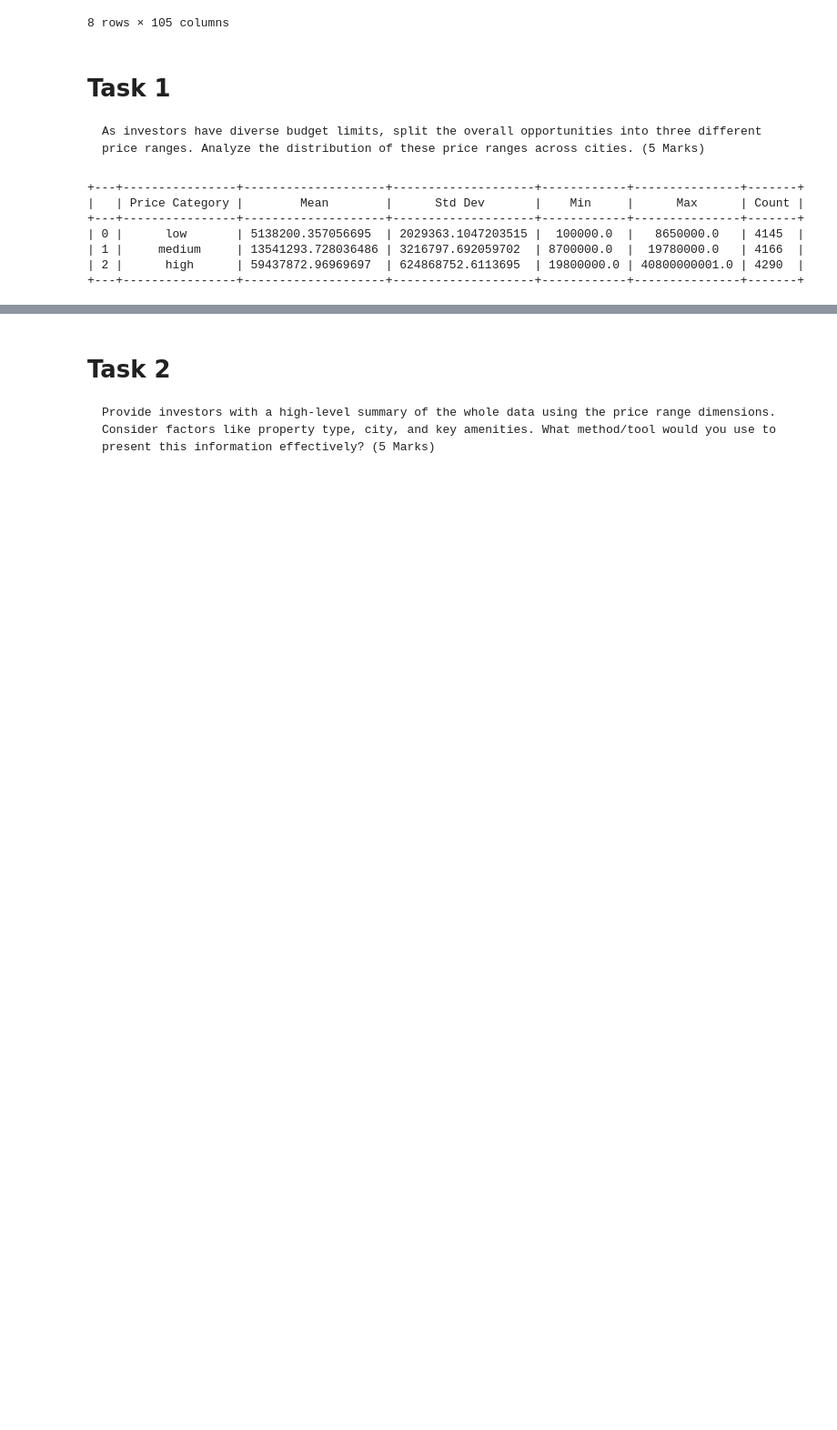
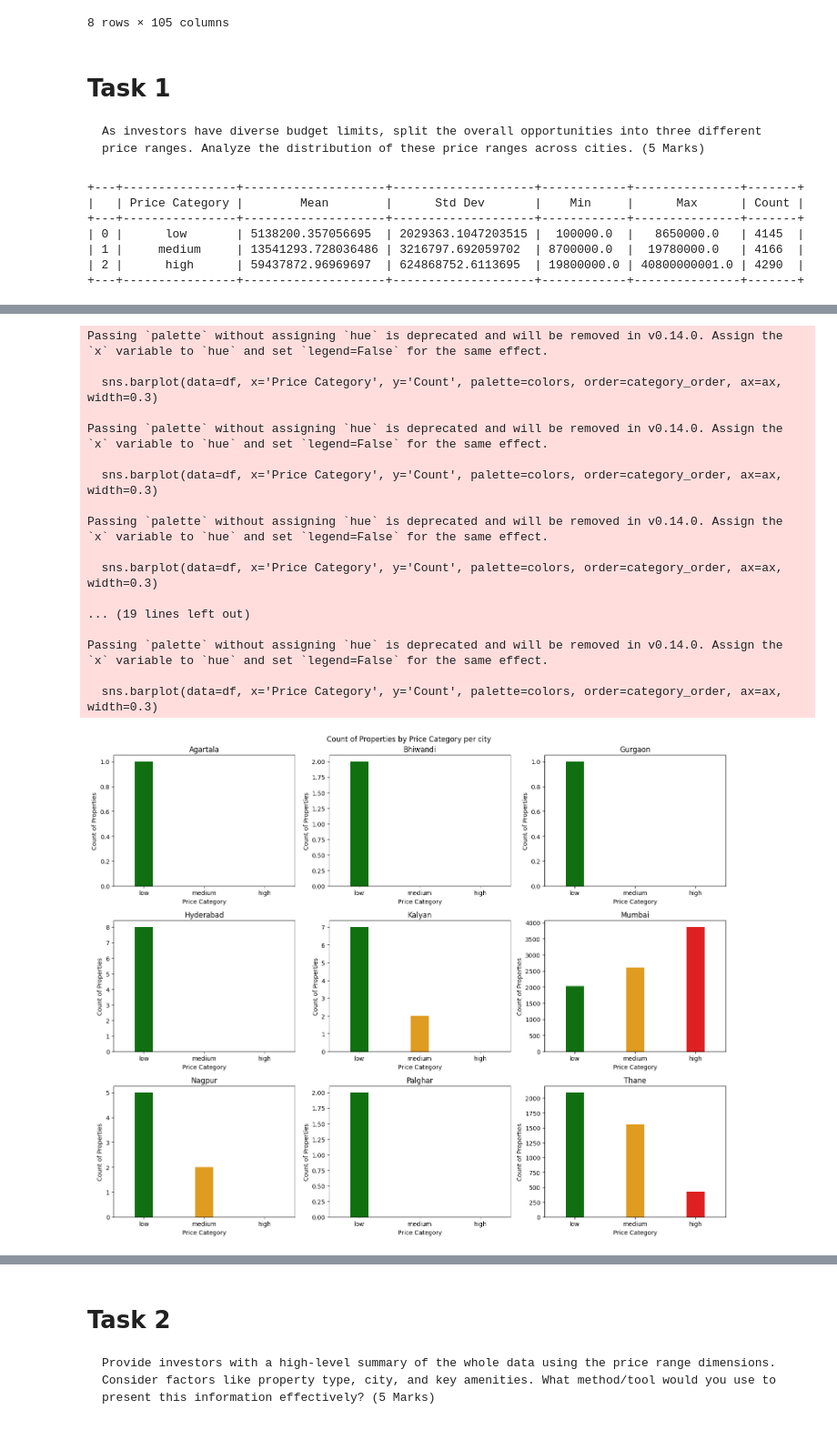
Before and after one commit to Data-Analytics-IIITH/Data-Visualization, a Jupyter notebook: assignment1_3.ipynb, the cells around one changed output, grey strips where cells are left out. Shown: that part at 91% size. Drawn from its saved outputs; the diff is of its cells as text; code cells hidden in the pictures; blank space fills up the shorter version.

````diff
--- a/assignment1_3.ipynb
+++ b/assignment1_3.ipynb
@@ -61,3 +72,19 @@ class Plotter:
+# %%
+def get_summary_table(df, group_by_column):
+  summary_table = df.groupby([group_by_column, 'Price Category']).agg({
+      'Price': ['mean', 'std', 'min', 'max', 'count']
+  }).reset_index()
+
+  summary_table.columns = [group_by_column, 'Price Category', 'Mean', 'Std Dev', 'Min', 'Max', 'Count']
+
+  category_order = ['low', 'medium', 'high']
+  summary_table['Price Category'] = pd.Categorical(summary_table['Price Category'], categories=category_order, ordered=True)
+
+  summary_table = summary_table.sort_values([group_by_column, 'Price Category']).reset_index(drop=True)
+
+  unique_values_in_group_by_column = summary_table[group_by_column].unique()
+
+  return summary_table, unique_values_in_group_by_column
 # %% [markdown]
 # Task 1
 ```
@@ -106,0 +134,21 @@ Passing `palette` without assigning `hue` is deprecated and will be removed in v
+# %%
+summary_table, cities = get_summary_table(df, group_by_column='City')
+
+print(tabulate(summary_table, headers='keys', tablefmt='pretty'))
+
+
+fig, axes = plt.subplots(3, 3, figsize=(15, 12))
+axes = axes.flatten()
+fig.suptitle('Count of Properties by Price Category per city')
+
+for (ax, city) in zip(axes,cities):
+    subset = summary_table[summary_table['City'] == city]
+    Plotter.plot_price_categories_by_summary_table(ax, subset, title=f'{city}')
+
+plt.show()
+
+# Multibar plot
+fig, ax = plt.subplots(figsize=(12, 9))
+Plotter.plot_multi_bar_plot(ax, summary_table, title='Count of Properties by Price Category per city', target_column='City')
+plt.show()
+# %% [output]
@@ -106,0 +174,18 @@ Passing `palette` without assigning `hue` is deprecated and will be removed in v
+Passing `palette` without assigning `hue` is deprecated and will be removed in v0.14.0. Assign the `x` variable to `hue` and set `legend=False` for the same effect.
+
+  sns.barplot(data=df, x='Price Category', y='Count', palette=colors, order=category_order, ax=ax, width=0.3)
+
+Passing `palette` without assigning `hue` is deprecated and will be removed in v0.14.0. Assign the `x` variable to `hue` and set `legend=False` for the same effect.
+
+  sns.barplot(data=df, x='Price Category', y='Count', palette=colors, order=category_order, ax=ax, width=0.3)
+
+Passing `palette` without assigning `hue` is deprecated and will be removed in v0.14.0. Assign the `x` variable to `hue` and set `legend=False` for the same effect.
+
+  sns.barplot(data=df, x='Price Category', y='Count', palette=colors, order=category_order, ax=ax, width=0.3)
+
+... (19 lines left out)
+
+Passing `palette` without assigning `hue` is deprecated and will be removed in v0.14.0. Assign the `x` variable to `hue` and set `legend=False` for the same effect.
+
+  sns.barplot(data=df, x='Price Category', y='Count', palette=colors, order=category_order, ax=ax, width=0.3)
+[figure, added]
````
Also changed, not shown: parts of 7 cells of this notebook.
